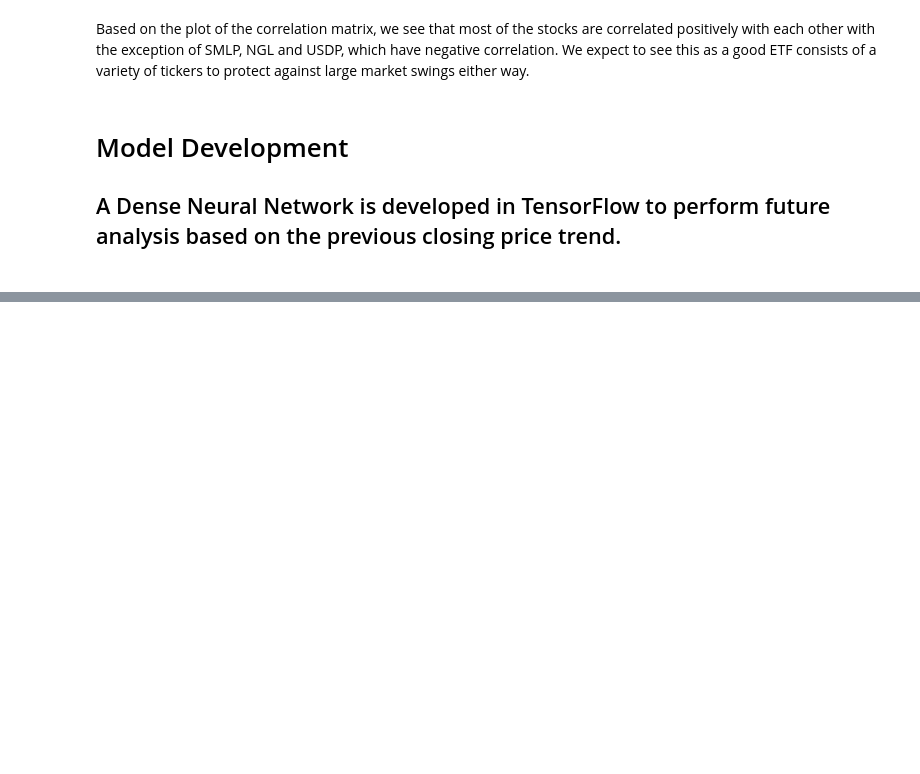
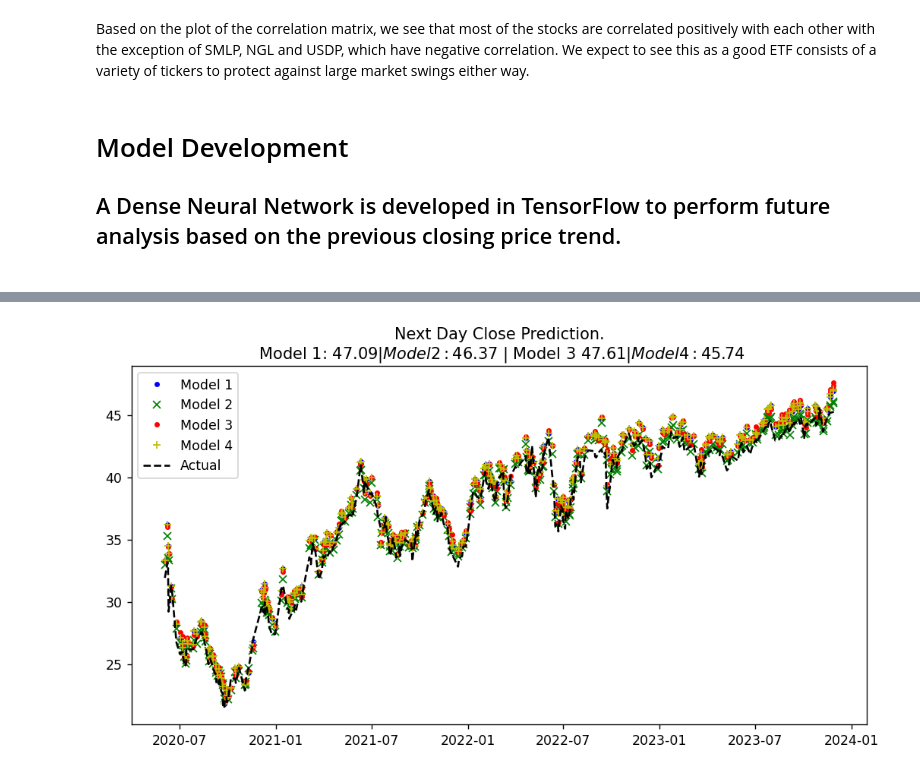
Before and after one commit to Aditya-Patel/Stat598-FinalProject, a Jupyter notebook: MPLA_CNN.ipynb, the cells around one changed output, grey strips where cells are left out. Cells and saved outputs as stored; diff of their text form; code cells hidden in the pictures; blank space fills up the shorter version.

Commit message:
Updated CNN models

```diff
--- a/MPLA_CNN.ipynb
+++ b/MPLA_CNN.ipynb
@@ -113,17 +139,18 @@ test_df = test_df.batch(BATCH_SIZE).prefetch(buffer_size=tf.data.AUTOTUNE)
 # CNN - 3 Convolution Layers, 3 Dense Layers
 model_1 = keras.models.Sequential([
     # Convolution Layer
-    keras.layers.Conv1D(input_shape=(22,1), filters=NEURON_CT/4, kernel_size=(3,), activation='relu'),
+    keras.layers.Conv1D(input_shape=(22,1), filters=NEURON_CT/4, kernel_size=(5,), activation='relu'),
     keras.layers.MaxPool1D(pool_size=POOL_SZ, strides=STRIDES, padding='valid'),
-    keras.layers.Conv1D(filters=NEURON_CT/2, kernel_size=(3,), activation='relu'),
+    keras.layers.Conv1D(filters=NEURON_CT/2, kernel_size=(5,), activation='relu'),
     keras.layers.MaxPool1D(pool_size=POOL_SZ, strides=STRIDES, padding='valid'),
-    keras.layers.Conv1D(filters=NEURON_CT, kernel_size=(3,), activation='relu'),
+    keras.layers.Conv1D(filters=NEURON_CT, kernel_size=(5,), activation='relu'),
     keras.layers.MaxPool1D(pool_size=POOL_SZ, strides=STRIDES, padding='valid'),
     # DNN Layer
     keras.layers.Dense(NEURON_CT, activation='relu'),
     keras.layers.Dense(NEURON_CT/2, activation='relu'),
+    keras.layers.Dense(1),
     keras.layers.Dense(1)
 ])
 
-model_1.compile(optimizer='adam', loss='mean_squared_error', metrics=['root_mean_squared_error'])
+model_1.compile(optimizer='adam', loss='mean_squared_error')
 model_1.summary()
@@ -131,9 +176,9 @@ model_1.summary()
 # CNN 1- 2 Convolution Layers, 4 Dense Layers
 model_2 = keras.models.Sequential([
     # Convolution Layer
-    keras.layers.Conv1D(input_shape=(22,1), filters=NEURON_CT/4, kernel_size=(3,), activation='relu'),
+    keras.layers.Conv1D(input_shape=(22,1), filters=NEURON_CT/4, kernel_size=(9,), activation='relu'),
     keras.layers.MaxPool1D(pool_size=POOL_SZ, strides=STRIDES, padding='valid'),
-    keras.layers.Conv1D(filters=NEURON_CT, kernel_size=(3,), activation='relu'),
+    keras.layers.Conv1D(filters=NEURON_CT, kernel_size=(8,), activation='relu'),
     keras.layers.MaxPool1D(pool_size=POOL_SZ, strides=STRIDES, padding='valid'),
     # DNN Layer
     keras.layers.Dense(NEURON_CT, activation='relu'),
@@ -142,5 +187,5 @@ model_2 = keras.models.Sequential([
     keras.layers.Dense(1)
 ])
 
-model_2.compile(optimizer='adam', loss='mean_squared_error', metrics=['root_mean_squared_error'])
+model_2.compile(optimizer='adam', loss='mean_squared_error')
 model_2.summary()
@@ -154,12 +217,12 @@ model_3 = keras.models.Sequential([
     keras.layers.MaxPool1D(pool_size=POOL_SZ, strides=STRIDES, padding='valid'),
     keras.layers.Conv1D(filters=NEURON_CT/2, kernel_size=(3,), activation='relu'),
     keras.layers.MaxPool1D(pool_size=POOL_SZ, strides=STRIDES, padding='valid'),
-    keras.layers.Conv1D(filters=NEURON_CT, kernel_size=(3,), activation='relu'),
-    # keras.layers.MaxPool1D(pool_size=POOL_SZ, strides=STRIDES, padding='valid'),
+    keras.layers.Conv1D(filters=NEURON_CT, kernel_size=(4,), activation='relu'),
+    keras.layers.MaxPool1D(pool_size=POOL_SZ, strides=STRIDES, padding='valid'),
     # DNN Layer
     keras.layers.Dense(NEURON_CT, activation='relu'),
     keras.layers.Dense(1)
 ])
 
-model_3.compile(optimizer='adam', loss='mean_squared_error', metrics=['root_mean_squared_error'])
+model_3.compile(optimizer='adam', loss='mean_squared_error')
 model_3.summary()
@@ -210,15 +328,15 @@ model_4.fit(X_train,
 # %%
 # Predict next close with all models
-y1_pred = [val[0] for val in [val[0] for val in model_1.predict(X_test)]]
+y1_pred = [val[0][0] for val in model_1.predict(test_df)]
 mse1 = mean_squared_error(y_true=y_test, y_pred=y1_pred)
 
 
-y2_pred = [val[0] for val in [val[0] for val in model_2.predict(X_test)]]
+y2_pred = [val[0][0] for val in model_2.predict(test_df)]
 mse2 = mean_squared_error(y_true=y_test, y_pred=y2_pred)
 
 
-y3_pred = [val[0] for val in [val[0] for val in model_3.predict(X_test)]]
+y3_pred = [val[0][0] for val in model_3.predict(test_df)]
 mse3 = mean_squared_error(y_true=y_test, y_pred=y3_pred)
 
-y4_pred = [val[0] for val in [val[0] for val in model_4.predict(X_test)]]
+y4_pred = [val[0][0] for val in model_1.predict(test_df)]
 mse4 = mean_squared_error(y_true=y_test, y_pred=y4_pred)
@@ -239,10 +378,12 @@ print(f'Price forecast: model_4: MSE: {mse4:.4f}')
 # %%
 x = [x for x in range(len(y_test))]
-plt.plot(results_df.y_actual, '.-k', label='Actual')
 plt.plot(results_df.y1_pred, '.b', label='Model 1')
 plt.plot(results_df.y2_pred, 'xg', label='Model 2')
 plt.plot(results_df.y3_pred, '.r', label='Model 3')
 plt.plot(results_df.y4_pred, '+y', label='Model 4')
-plt.title('Next Day Close Prediction')
+plt.plot(results_df.y_actual, '--k', label='Actual')
+plt.title(f'Next Day Close Prediction.\n Model 1: ${y1_NDP:.2f} | Model 2: ${y2_NDP:.2f} | Model 3 ${y3_NDP:.2f} | Model 4: ${y4_NDP:.2f}')
 plt.legend()
 plt.show()
+# %% [output]
+[figure, added]
```
Also changed, not shown: parts of 21 cells of this notebook.
